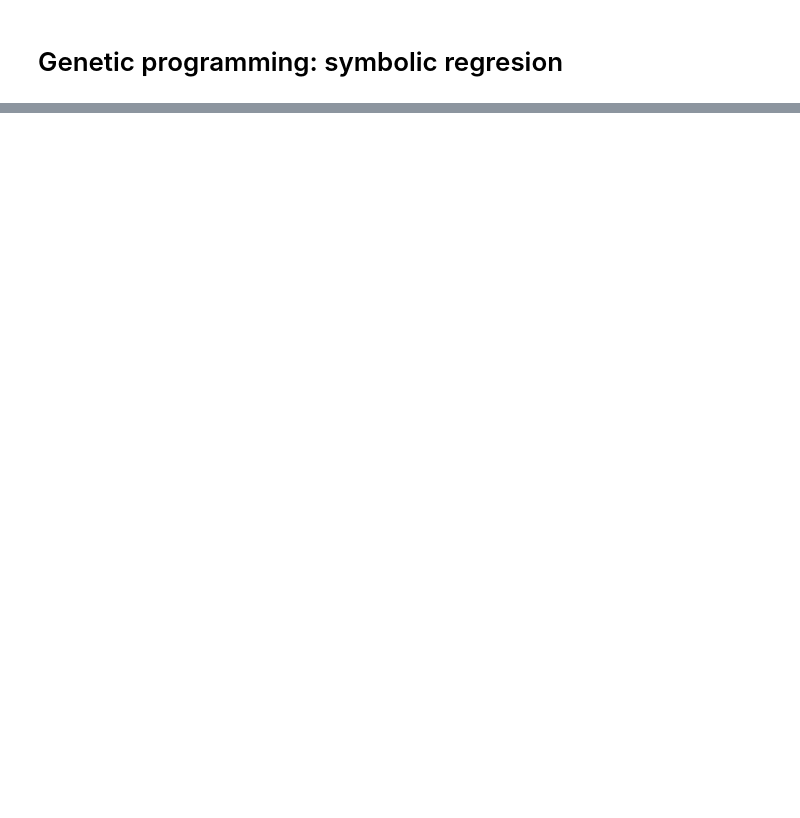
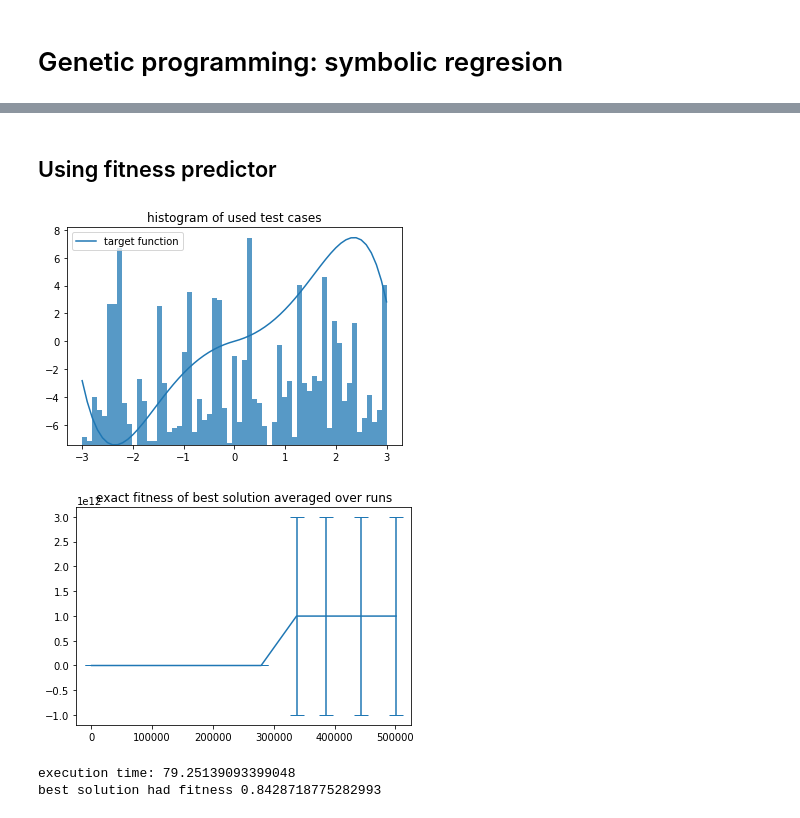
Before and after one commit to mayerja1/gp, a Jupyter notebook: notebook.ipynb, the cells around one changed output, grey strips where cells are left out. Cells and saved outputs as stored; diff of their text form; code cells hidden in the pictures; blank space fills up the shorter version.

Commit message:
multiple runs with graphs

```diff
--- a/notebook.ipynb
+++ b/notebook.ipynb
@@ -29,11 +26,11 @@ def add(x, y): return x + y
 def sub(x, y): return x - y
 def mul(x, y): return x * y
 def safe_div(x, y): return x / y if y != 0 else x
-def safe_log(x): return log(abs(x)) if x > 0 else -np.inf
+def safe_log(x): return log(max(1e-10, abs(x)))
 def safe_exp(x): return exp(min(30, x))
 
 BINARY_FUNCTIONS = (add, sub, mul, safe_div)
-UNARY_FUNCTIONS = (abs, sin, cos, safe_exp)
+UNARY_FUNCTIONS = (abs, sin, cos, safe_exp, safe_log)
 FUNC_NAMES = {add : '+', sub : '-', mul : '*', safe_div : '/', sin : 'sin', cos : 'cos', abs : 'abs', safe_exp : 'e^', safe_log : 'log'}
 INPUTS = ['x']
 TERMINALS = [-1, 0, 1] + INPUTS
@@ -53,5 +50,5 @@ gp.Parameters.gp_rules = {
     'xo_rate' :          0.5, # crossover rate
     'prob_mutation' :    0.1, # per-node mutation probability
     'epsilon' :          0.1, # epsilon used to compute hit rate
-    'evaluations_limit' : 1e6
+    'evaluations_limit' : 5e5
 }
@@ -82,0 +55,64 @@ KeyboardInterrupt:
+# %%
+runs = 5
+# %% [markdown]
+## Using fitness predictor
+# %%
+# run gp on problems with parameters specified above
+seed() # set seed here to reproduce same conditions
+start = time.time()
+
+for problem in problems:
+    d = generate_dataset(problem['interval'], problem['func'])
+    x = gp.GeneticProgram(d)
+    fp_manager = gp.SLFitnessPredictorManager(x, d.shape[0])
+
+    x_values = []
+    used_predictors = []
+    fitnesses = []
+    best_run_fitness = np.inf
+
+    for i in range(runs):
+        res = x.run_evolution(fp_manager=fp_manager, verbose=False)
+        best_run_fitness = min(res['best_of_run_exact_fitness'], best_run_fitness)
+
+        x_values.append(res['test_cases_evaluations'])
+        used_predictors.append(res['used_predictors'])
+        fitnesses.append(res['best_of_run_fitnesses'])
+
+    # select widest range
+    x_values = x_values[np.argmax([len(v) for v in x_values])]
+
+    # fill shorter runs with last values (in case some run converged or something...)
+    for i in range(len(fitnesses)):
+        while len(used_predictors[i]) < len(x_values): used_predictors[i] = np.append(used_predictors[i], used_predictors[-1])
+        while len(fitnesses[i]) < len(x_values): fitnesses[i] = np.append(fitnesses[i], fitnesses[i][-1])
+    used_predictors = np.concatenate(used_predictors).flatten()
+    used_predictors = d[:, 0][used_predictors]
+    fitnesses = np.vstack(fitnesses)
+
+    #plot histogram
+    vals, bins = np.histogram(used_predictors.flatten(), bins=d.shape[0])
+    # make bins same size as graph of the function
+    vals = vals * ((max(d[:, 1]) - min(d[:, 1])) / max(vals))
+    plt.bar(bins[:-1], vals, bottom=min(d[:, 1]), align='edge', alpha=0.75, width=(d[-1, 0]-d[0, 0]) / len(vals))
+    plt.plot(d[:, 0], d[:, 1], label='target function')
+    plt.title('histogram of used test cases')
+    plt.legend()
+    plt.show()
+
+    #plot fitness
+    avg_fitnesses = np.mean(fitnesses, axis=0)
+    errors = np.std(fitnesses, axis=0)
+    idxs = np.linspace(0, len(x_values)-1, 10, dtype=np.int32)
+    plt.errorbar(x_values[idxs], avg_fitnesses[idxs], yerr=errors[idxs], capsize=7)
+    plt.title('exact fitness of best solution averaged over runs')
+    plt.show()
+
+end = time.time()
+print(f'execution time: {end - start}')
+print(f'best solution had fitness {best_run_fitness}')
+# %% [output]
+[figure, added]
+[figure, added]
+execution time: 79.25139093399048
+best solution had fitness 0.8428718775282993
```
Also changed, not shown: parts of 4 cells of this notebook, 1 other file.
